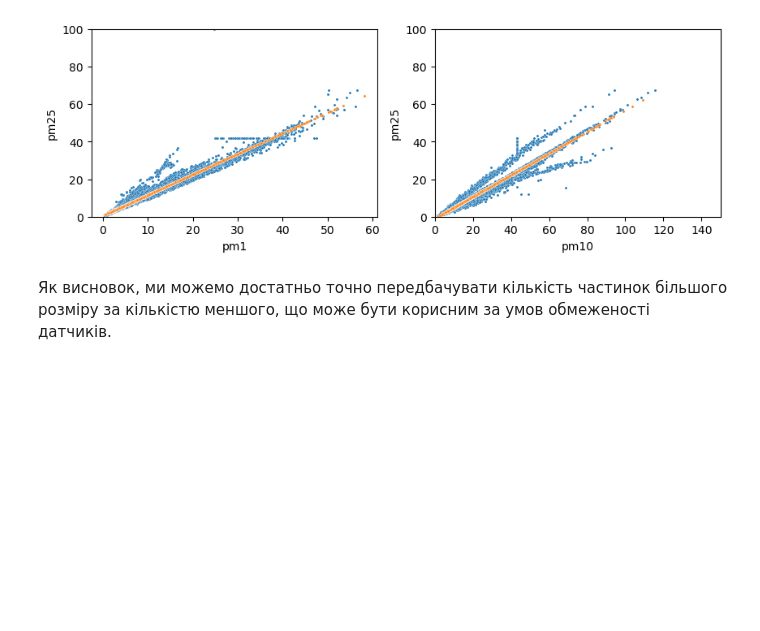
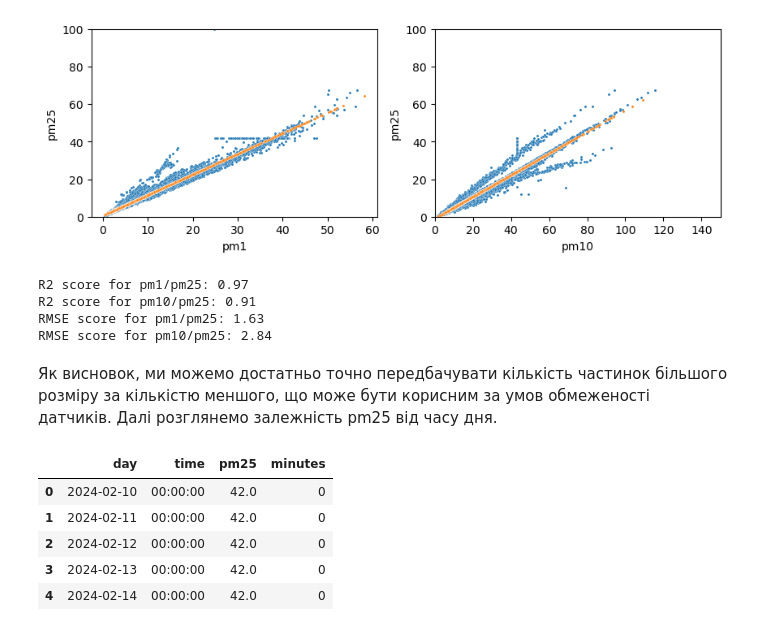
Before and after one commit to tymofiichuy/linear_regression, a Jupyter notebook: lw1.ipynb, the cells around one changed output. Saved outputs shown, nothing was run; the diff lists cells and outputs as text; code cells hidden in the pictures; blank space fills up the shorter version.

```diff
--- a/lw1.ipynb
+++ b/lw1.ipynb
@@ -186,6 +194,32 @@ axes[1].set_ylabel('pm25')
 plt.show()
 # %% [output]
 [figure]
+# %%
+print("R2 score for pm1/pm25: {:.2f}".format(r2_score(pm_1_25_test, pm_1_25_predicted)))
+print("R2 score for pm10/pm25: {:.2f}".format(r2_score(pm_10_25_test, pm_10_25_predicted)))
+print("RMSE score for pm1/pm25: {:.2f}".format(root_mean_squared_error(pm_1_25_test, pm_1_25_predicted)))
+print("RMSE score for pm10/pm25: {:.2f}".format(root_mean_squared_error(pm_10_25_test, pm_10_25_predicted)))
+# %% [output]
+R2 score for pm1/pm25: 0.97
+R2 score for pm10/pm25: 0.91
+RMSE score for pm1/pm25: 1.63
+RMSE score for pm10/pm25: 2.84
 # %% [markdown]
 Як висновок, ми можемо достатньо точно передбачувати кількість частинок більшого розміру за кількістю меншого, що може бути
-корисним за умов обмеженості датчиків.
+корисним за умов обмеженості датчиків. Далі розглянемо залежність pm25 від часу дня.
+# %%
+df = df.reset_index()
+df['day'] = df['logged_at'].dt.date
+df['time'] = df['logged_at'].dt.time
+date_df = df.pivot_table(index='day', columns='time', values='pm25')
+date_df = date_df.bfill()
+date_df = date_df.reset_index().melt(id_vars='day', var_name='time', value_name='pm25')
+date_df['minutes'] = date_df['time'].apply(lambda x: x.hour * 60 + x.minute)
+date_df.head(5)
+# %% [output]
+|  | day | time | pm25 | minutes |
+| 0 | 2024-02-10 | 00:00:00 | 42.0 | 0 |
+| 1 | 2024-02-11 | 00:00:00 | 42.0 | 0 |
+| 2 | 2024-02-12 | 00:00:00 | 42.0 | 0 |
+| 3 | 2024-02-13 | 00:00:00 | 42.0 | 0 |
+| 4 | 2024-02-14 | 00:00:00 | 42.0 | 0 |
```
Also changed, not shown: parts of 5 cells of this notebook.
